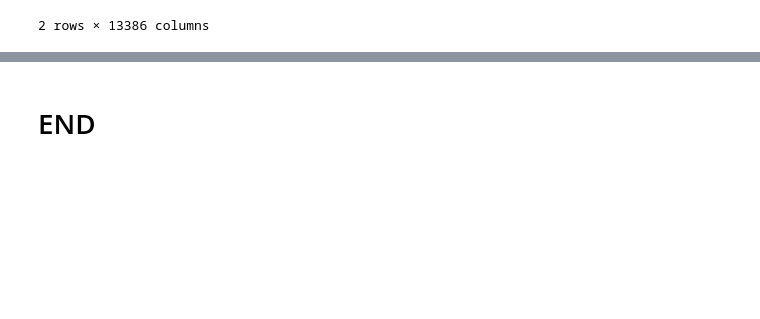
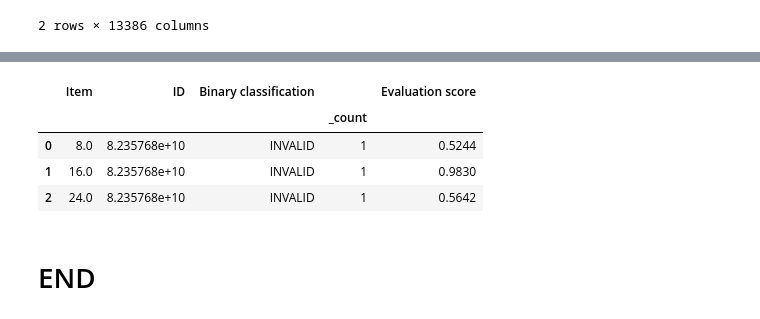
Before and after one commit to brown9804/DAF_path, a Jupyter notebook: 0_materials_states_binary_classification/Binary_Classification_evaluation_score_re-assessment.ipynb, the cells around one changed output, grey strips where cells are left out. Saved outputs shown, nothing was run; the diff lists cells and outputs as text; code cells hidden in the pictures; blank space fills up the shorter version.

```diff
--- a/0_materials_states_binary_classification/Binary_Classification_evaluation_score_re-assessment.ipynb
+++ b/0_materials_states_binary_classification/Binary_Classification_evaluation_score_re-assessment.ipynb
@@ -462,3 +480,11 @@ source_df.groupby(["Matching result"])["Code"].value_counts(normalize=True).unst
+# %%
+source_df_with_max.head(3)
+# %% [output]
+|  | Item | ID | Binary classification |  | Evaluation score |
+|  |  |  |  | _count |  |
+| 0 | 8.0 | 8.235768e+10 | INVALID | 1 | 0.5244 |
+| 1 | 16.0 | 8.235768e+10 | INVALID | 1 | 0.9830 |
+| 2 | 24.0 | 8.235768e+10 | INVALID | 1 | 0.5642 |
 # %%
 # Export to CSV
 source_df.to_csv('./Exporting_DataFrame.csv', index=False)
```
Also changed, not shown: parts of 5 cells of this notebook.
